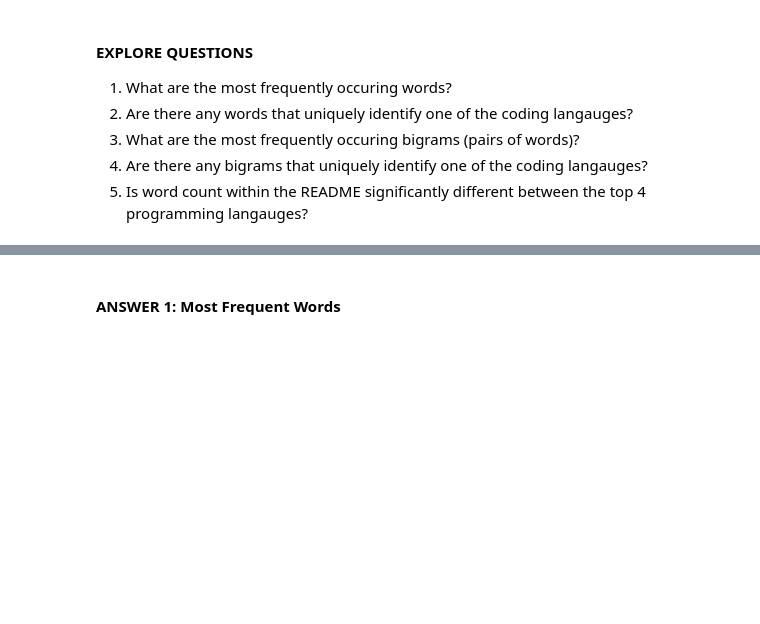
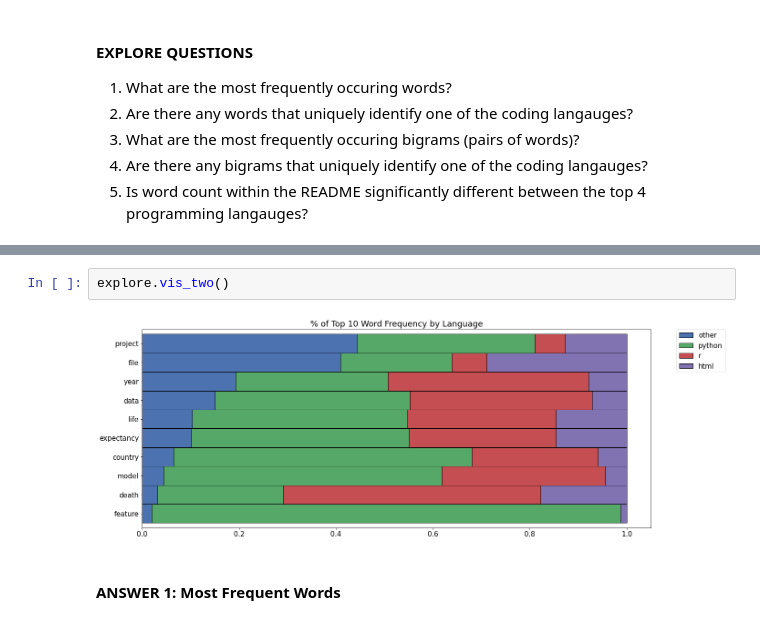
Before and after one commit to Two-Guys-and-a-Gal/NLP-Project, a Jupyter notebook: final_report.ipynb, the cells around one changed output, grey strips where cells are left out. Saved outputs shown, nothing was run; the diff lists cells and outputs as text; blank space fills up the shorter version.

```diff
--- a/final_report.ipynb
+++ b/final_report.ipynb
@@ -243,3 +276,7 @@ What are the most frequently occuring words?
+# %%
+explore.vis_two()
+# %% [output]
+[figure, added]
 # %% [markdown]
 #### ANSWER 1: Most Frequent Words
 # %% [markdown]
```
Also changed, not shown: parts of 18 cells of this notebook.
